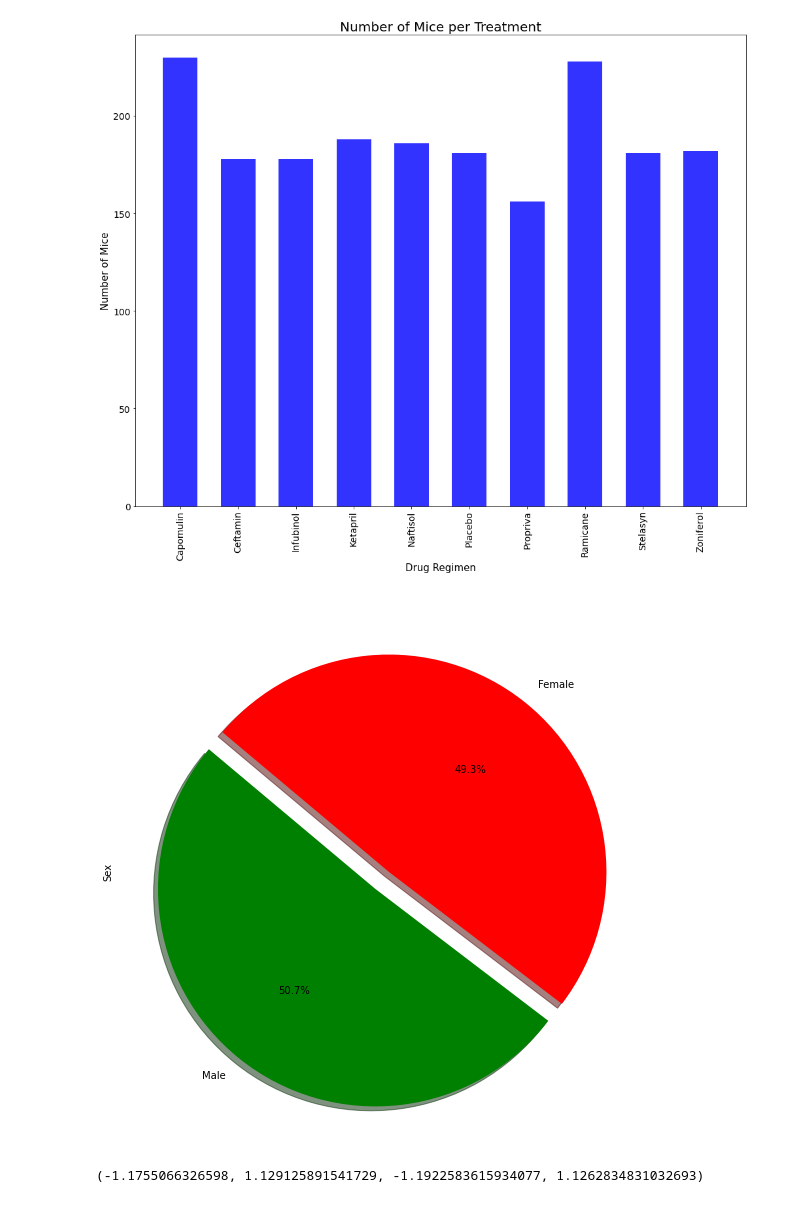
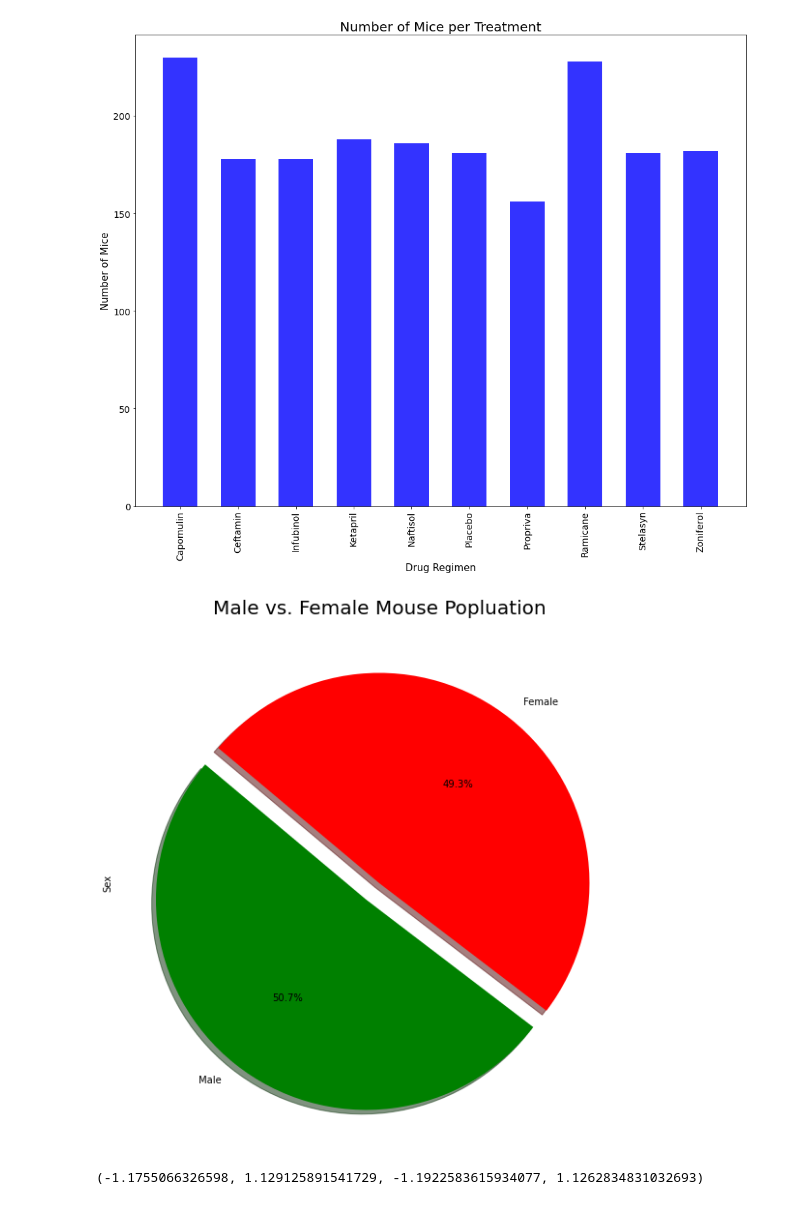
Before and after one commit to i1620/matplotlib-challenge, a Jupyter notebook: pymaceuticals.ipynb, the cells around one changed output. Cells and saved outputs as stored; diff of their text form; code cells hidden in the pictures.

```diff
--- a/pymaceuticals.ipynb
+++ b/pymaceuticals.ipynb
@@ -200,15 +203,16 @@ plt.tight_layout()
 # %%
 # Generate a pie plot showing the distribution of female versus male mice using pandas
 gender_counts = clean_data.Sex.value_counts()
 colors = ["Green", "Red"]
 explode = (0.1,0)
 gender_counts.plot(kind="pie", colors=colors,
                    figsize=(15,10),startangle = 140,
                              explode =explode, shadow = True,
                    autopct="%1.1f%%")
+plt.title("Male vs. Female Mouse Popluation", fontsize=20)
 plt.show()
 # %% [output]
-[figure, old version]
+[figure, new version]
 # %%
 # Generate a pie plot showing the distribution of female versus male mice using pyplot
 labels = ["Male","Female"]
```
Also changed, not shown: parts of 2 cells of this notebook.
